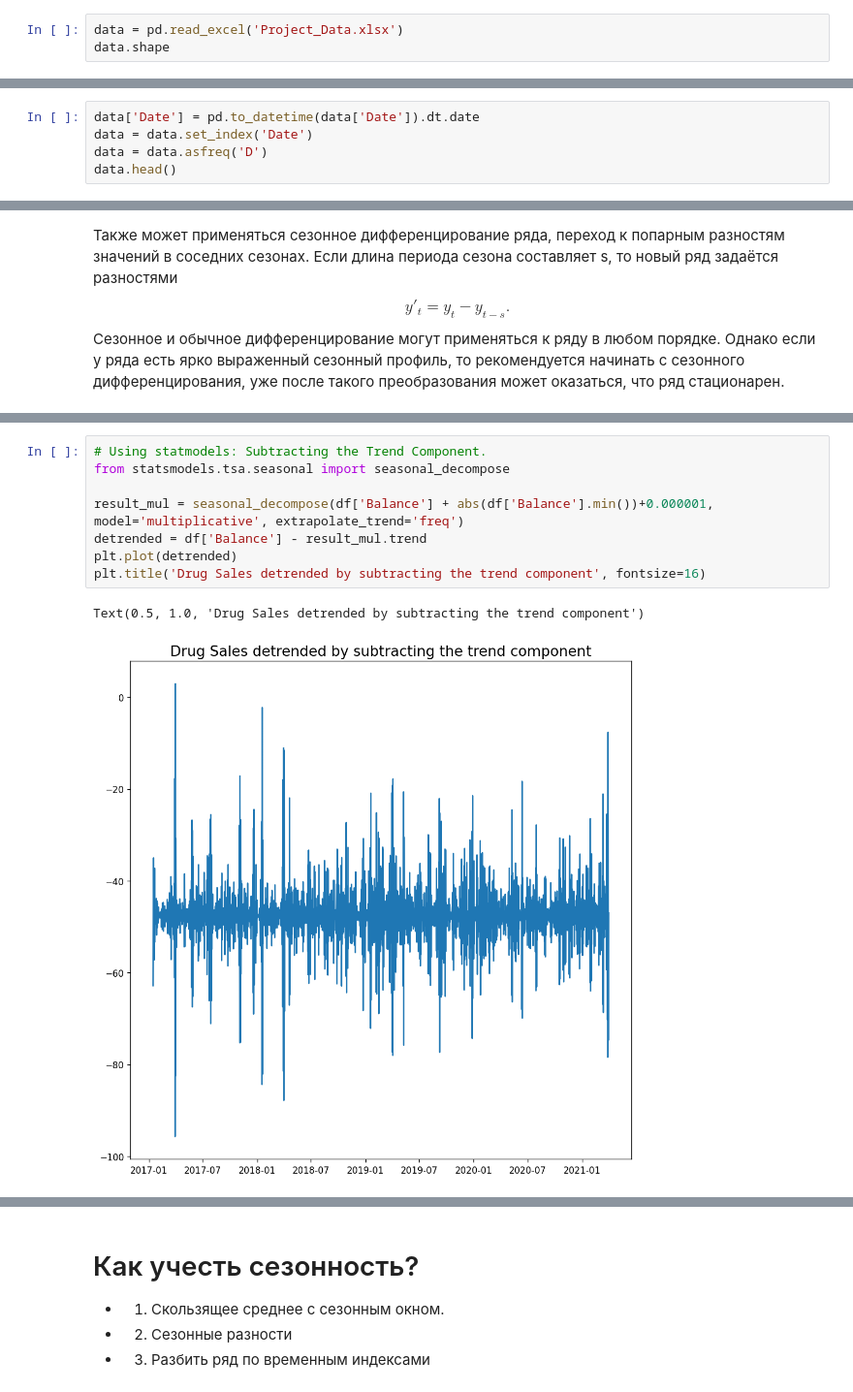
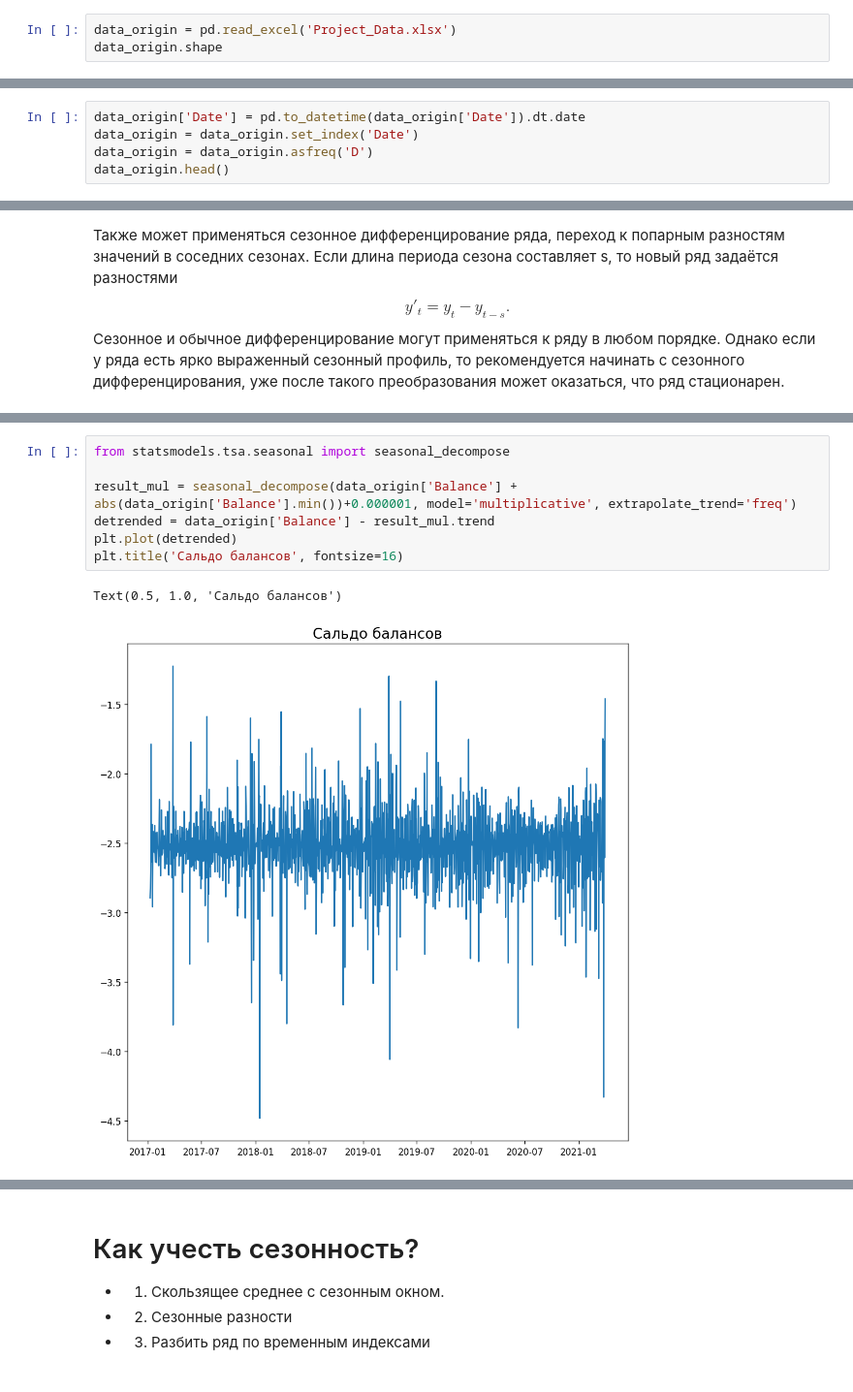
Before and after one commit to kiripcha/-FTIAD-Time-structured-data-analysis, a Jupyter notebook: Project/main.ipynb, the cells around one changed output, grey strips where cells are left out. Shown at 97% size. Drawn from its saved outputs; the diff is of its cells as text.

```diff
--- a/Project/main.ipynb
+++ b/Project/main.ipynb
@@ -69,15 +69,15 @@ import statsmodels.api as sm
 
 # import statsmodels as smt
 # %%
-data = pd.read_excel('Project_Data.xlsx')
-data.shape
+data_origin = pd.read_excel('Project_Data.xlsx')
+data_origin.shape
 # %% [output]
 (1543, 4)
 # %%
-data['Date'] = pd.to_datetime(data['Date']).dt.date
-data = data.set_index('Date')
-data = data.asfreq('D')
-data.head()
+data_origin['Date'] = pd.to_datetime(data_origin['Date']).dt.date
+data_origin = data_origin.set_index('Date')
+data_origin = data_origin.asfreq('D')
+data_origin.head()
 # %% [output]
 |  | Income | Outcome | Balance |
 | Date |  |  |  |
@@ -438,11 +424,10 @@ Text(0.5, 1.0, 'Сальдо балансов')
 # %%
-# Using statmodels: Subtracting the Trend Component.
 from statsmodels.tsa.seasonal import seasonal_decompose
 
-result_mul = seasonal_decompose(df['Balance'] + abs(df['Balance'].min())+0.000001, model='multiplicative', extrapolate_trend='freq')
-detrended = df['Balance'] - result_mul.trend
+result_mul = seasonal_decompose(data_origin['Balance'] + abs(data_origin['Balance'].min())+0.000001, model='multiplicative', extrapolate_trend='freq')
+detrended = data_origin['Balance'] - result_mul.trend
 plt.plot(detrended)
-plt.title('Drug Sales detrended by subtracting the trend component', fontsize=16)
+plt.title('Сальдо балансов', fontsize=16)
 # %% [output]
-Text(0.5, 1.0, 'Drug Sales detrended by subtracting the trend component')
+Text(0.5, 1.0, 'Сальдо балансов')
-[figure, old version]
+[figure, new version]
```
Also changed, not shown: parts of 19 cells of this notebook.
